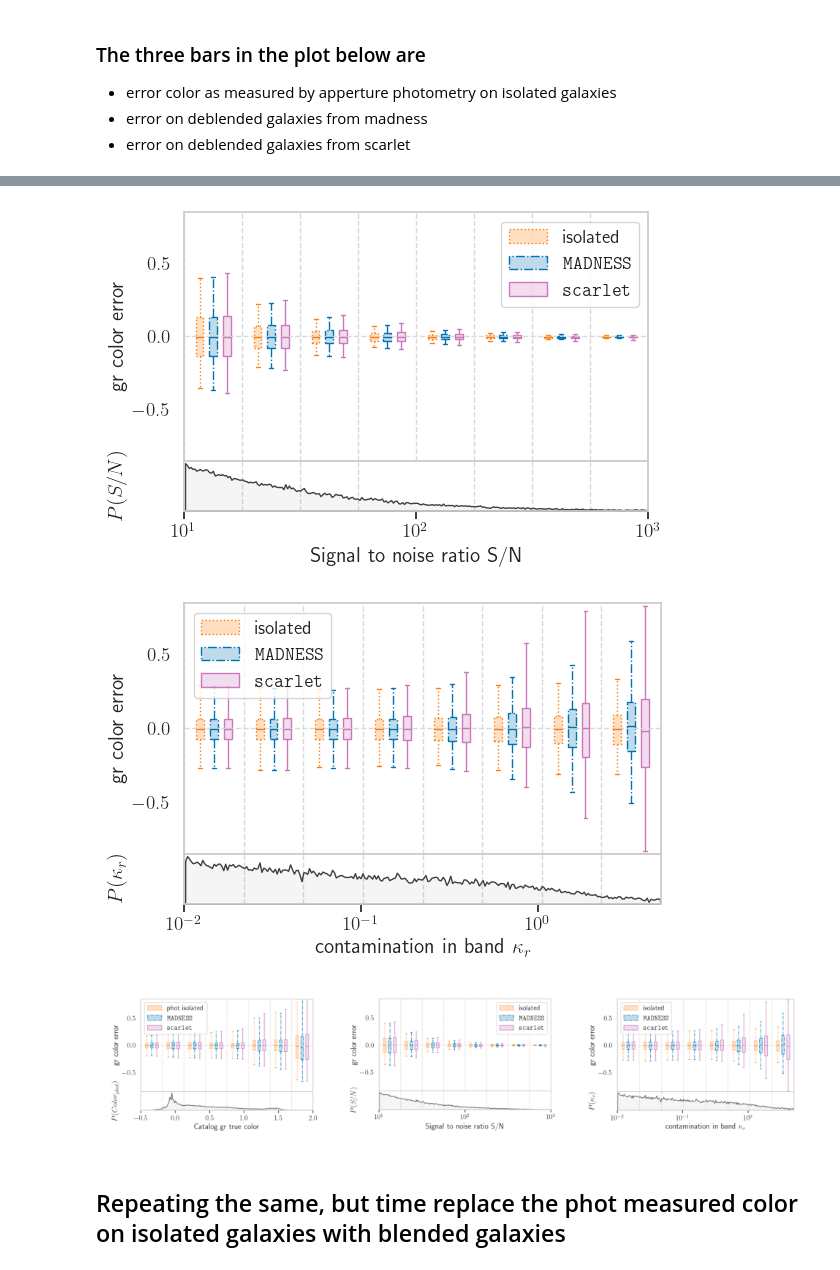
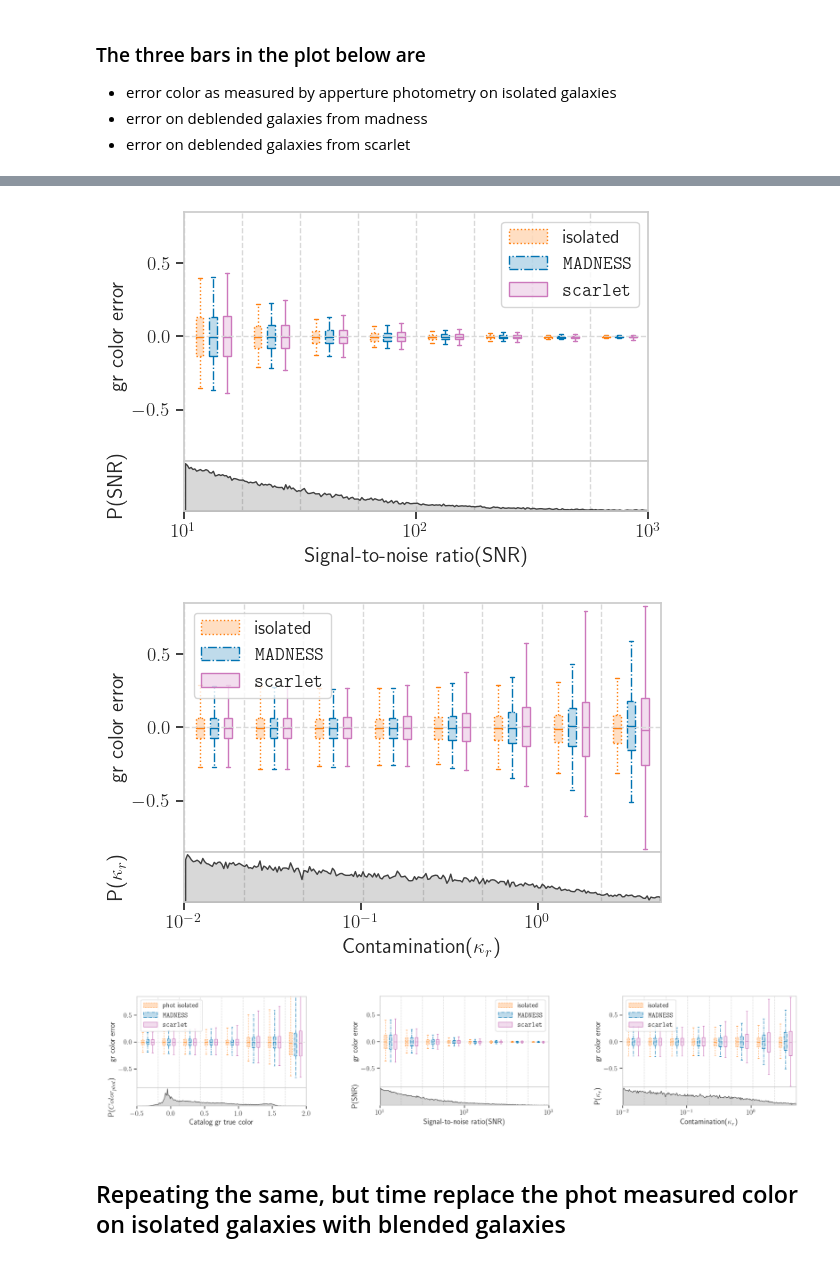
Before and after one commit to b-biswas/MADNESS-legacy, a Jupyter notebook: notebooks/compare_color_results_high_density.ipynb, the cells around one changed output, grey strips where cells are left out. Cells and saved outputs as stored; diff of their text form; code cells hidden in the pictures.

```diff
--- a/notebooks/compare_color_results_high_density.ipynb
+++ b/notebooks/compare_color_results_high_density.ipynb
@@ -355,5 +351,5 @@ plt.savefig(os.path.join("results", density_level + "_density", "temp", "ib_cont
 # %%
-f, axarr = plt.subplots(1, 3, figsize=(10, 15))
+f, axarr = plt.subplots(1, 3, figsize=(18, 4))
 
 #axarr[0].imshow(mpimg.imread(os.path.join(result_dir_path, "cumulative_distib_phot_err_r.png")))
 axarr[0].imshow(mpimg.imread(os.path.join("results", density_level + "_density", "temp", "ib_snr_color_box_plot.png")))
@@ -444,9 +441,9 @@ fig, median_fluxerr, q1_fluxerr, q3_fluxerr, whislo_fluxerr, whishi_fluxerr = ma
     ylim = (-.85, 0.85),
     x_scale = 'log',
     legend = ['isolated', madness_plot_label, scarlet_plot_label],
-    x_label='Signal to noise ratio S/N',
+    x_label='Signal-to-noise ratio(SNR)',
     y_label = f'{color_bands} color error',
-    y_label_hist=r'$P(S/N)$',
+    y_label_hist=r'P(SNR)',
     legend_remove = False,
     legend_location = "upper right",
     whis = [5,95],
@@ -454,12 +451,13 @@ fig, median_fluxerr, q1_fluxerr, q3_fluxerr, whislo_fluxerr, whishi_fluxerr = ma
     palette = [isolated_plot_color, madness_plot_color, scarlet_plot_color],#0.35,
     nbins = 8,
     ls=[isolated_plot_ls, madness_plot_ls, scarlet_plot_ls],
+    x_major_grid=True,
 )
 
 plt.savefig(os.path.join("results", density_level + "_density", "temp", "ims_snr_color_box_plot.pdf"))
 plt.savefig(os.path.join("results", density_level + "_density", "temp", "ims_snr_color_box_plot.png"))
 # %% [output]
-[figure, old version]
+[figure, new version]
 # %%
 fig, median_shear, q1_shear, q3_shear, whislo_shear, whishi_shear = maddeb.boxplot.boxplot_func(
     current_boxplot_color_df[index],
@@ -468,9 +466,9 @@ fig, median_shear, q1_shear, q3_shear, whislo_shear, whishi_shear = maddeb.boxpl
     ylim = (-.85, 0.85),
     x_scale = 'log',
     legend = ['isolated', madness_plot_label, scarlet_plot_label],
-    x_label=r'contamination in band $\kappa_r$',
+    x_label=r'Contamination($\kappa_r$)',
     y_label = f'{color_bands} color error',
-    y_label_hist=r'$P(\kappa_r)$',
+    y_label_hist=r'P($\kappa_r$)',
     legend_remove = False,
     whis = [5, 95],
     percents = [25, 75],
@@ -481,25 +479,25 @@ fig, median_shear, q1_shear, q3_shear, whislo_shear, whishi_shear = maddeb.boxpl
 plt.savefig(os.path.join("results", density_level + "_density", "temp", "ims_contamination_color_box_plot.pdf"))
 plt.savefig(os.path.join("results", density_level + "_density", "temp", "ims_contamination_color_box_plot.png"))
 # %% [output]
-[figure, old version]
+[figure, new version]
 # %%
-f, axarr = plt.subplots(1, 3, figsize=(10, 15))
+f, axarr = plt.subplots(1, 3, figsize=(18, 4))
 
 #axarr[0].imshow(mpimg.imread(os.path.join(result_dir_path, "cumulative_distib_phot_err_r.png")))
 axarr[0].imshow(mpimg.imread(os.path.join("results", density_level + "_density", "temp", "ims_bias_color_box_plot.png")))
 axarr[1].imshow(mpimg.imread(os.path.join("results", density_level + "_density", "temp", "ims_snr_color_box_plot.png")))
 axarr[2].imshow(mpimg.imread(os.path.join("results", density_level + "_density", "temp", "ims_contamination_color_box_plot.png")))
 
 # turn off x and y axis
 [ax.set_axis_off() for ax in axarr.ravel()]
 plt.tight_layout()
 
 plt.savefig(os.path.join("results", density_level + "_density", "deblender_effect_" + density_level + "_density_color_boxplot_results.pdf"), format="pdf", bbox_inches="tight")
 plt.savefig(os.path.join("results", density_level + "_density", "deblender_effect_" + density_level + "_density_color_boxplot_results.png"))
 
 plt.show()
 # %% [output]
-[figure, old version]
+[figure, new version]
 # %% [markdown]
 ## Repeating the same, but time replace the phot measured color on isolated galaxies with blended galaxies
 # %% [markdown]
```
Also changed, not shown: parts of 22 cells of this notebook, 2 other files.
